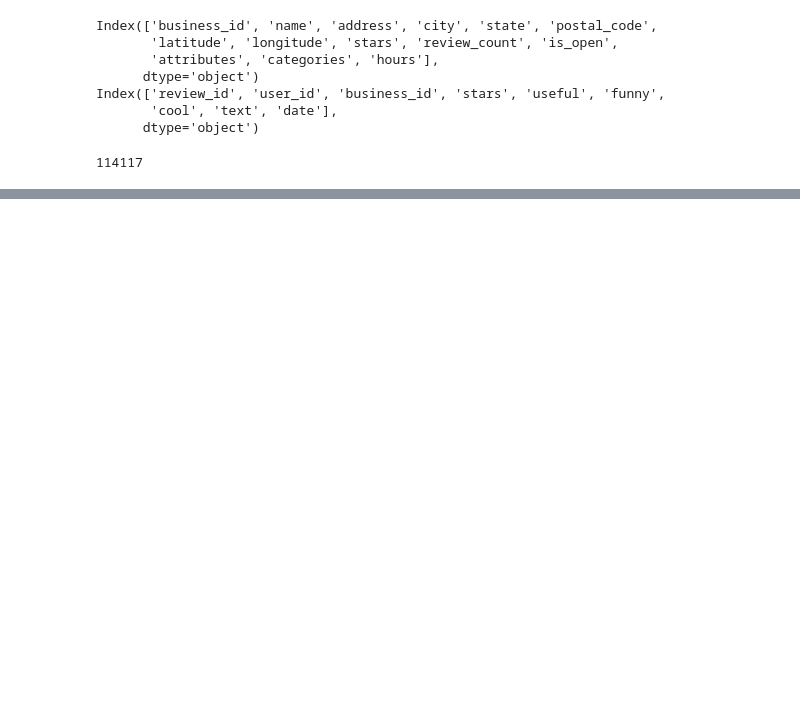
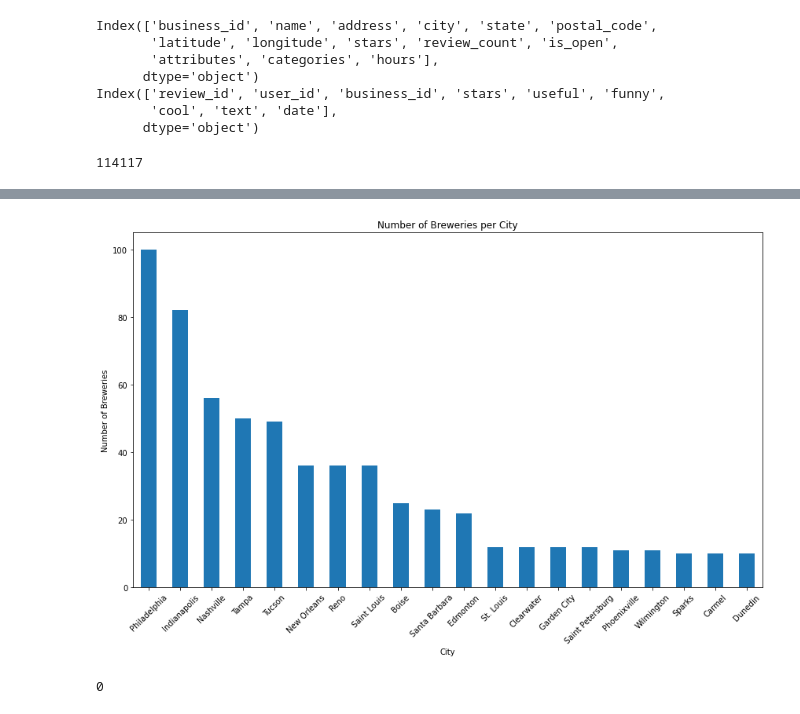
Before and after one commit to pushpit21/Brew628, a Jupyter notebook: Data_Profiling.ipynb, the cells around one changed output, grey strips where cells are left out. Cells and saved outputs as stored; diff of their text form; code cells hidden in the pictures; blank space fills up the shorter version.

```diff
--- a/Data_Profiling.ipynb
+++ b/Data_Profiling.ipynb
@@ -117,0 +176,3 @@ mergedData.head()
+# %%
+# Use the str.contains() method with case insensitive search to filter the data
+breweries_df = dataBusiness[dataBusiness['categories'].str.contains("Brew|Brewery|Brewpub|Breweries|Brew House|Alehouse|Beer Garden|Beerhouse|Biergarten", case=False, na=False)]
@@ -117,0 +199,28 @@ mergedData.head()
+# %%
+brewery_counts_by_city = breweries_df.groupby('city')['business_id'].nunique()
+
+
+# Filter out cities with less than 10 breweries
+brewery_counts_by_city = brewery_counts_by_city[brewery_counts_by_city >= 10]
+# %%
+brewery_counts_by_city_sorted = brewery_counts_by_city.sort_values(ascending=False)
+# %%
+# Plotting
+plt.figure(figsize=(12, 8))  # Adjust the size of the figure as needed
+brewery_counts_by_city_sorted.plot(kind='bar')
+
+plt.title('Number of Breweries per City')
+plt.xlabel('City')
+plt.ylabel('Number of Breweries')
+plt.xticks(rotation=45)  # Rotate the x labels so they don't overlap
+
+# Show the plot
+plt.tight_layout()  # Adjust the padding of the plot
+plt.show()
+# %% [output]
+[figure, added]
+# %%
+## check whether has duplicated business id
+breweries_df.business_id.duplicated().sum()
+# %% [output]
+0
```
Also changed, not shown: parts of 36 cells of this notebook, 1 other file.
